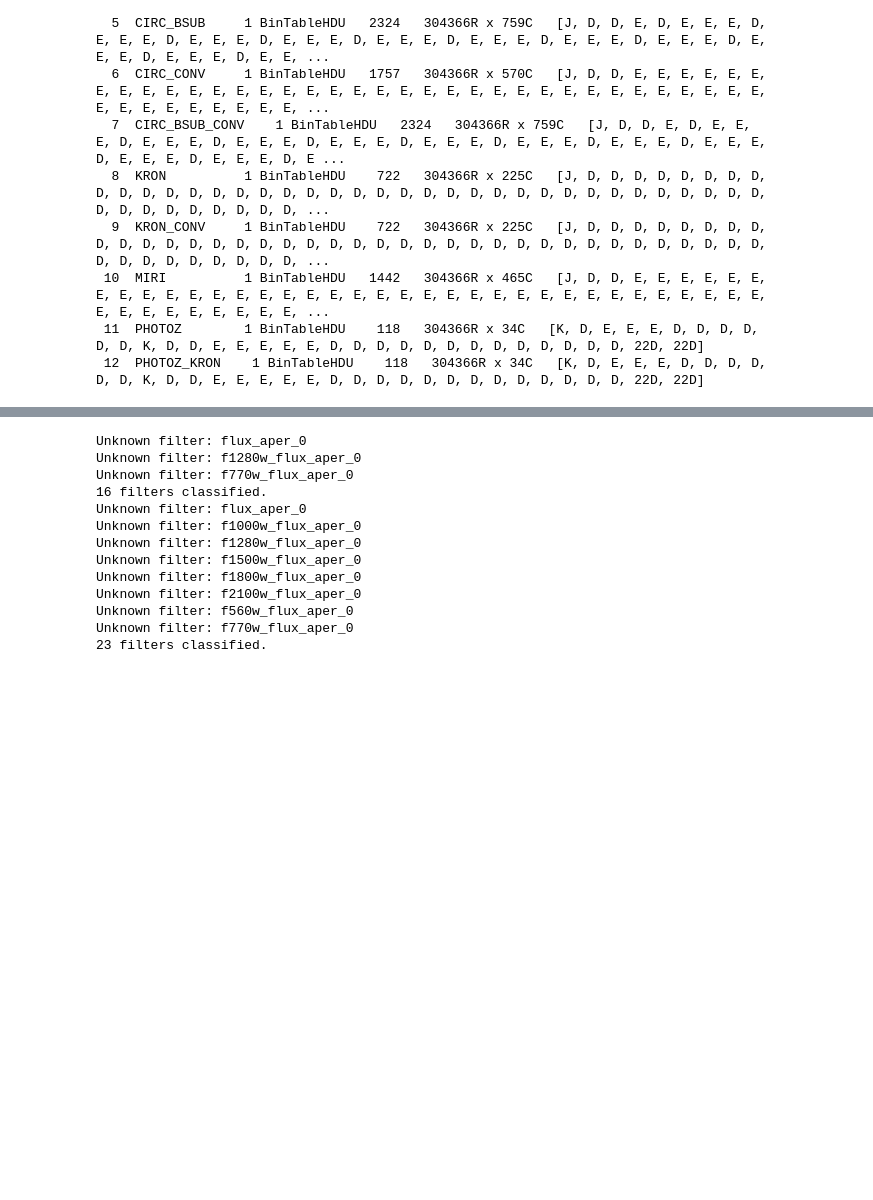
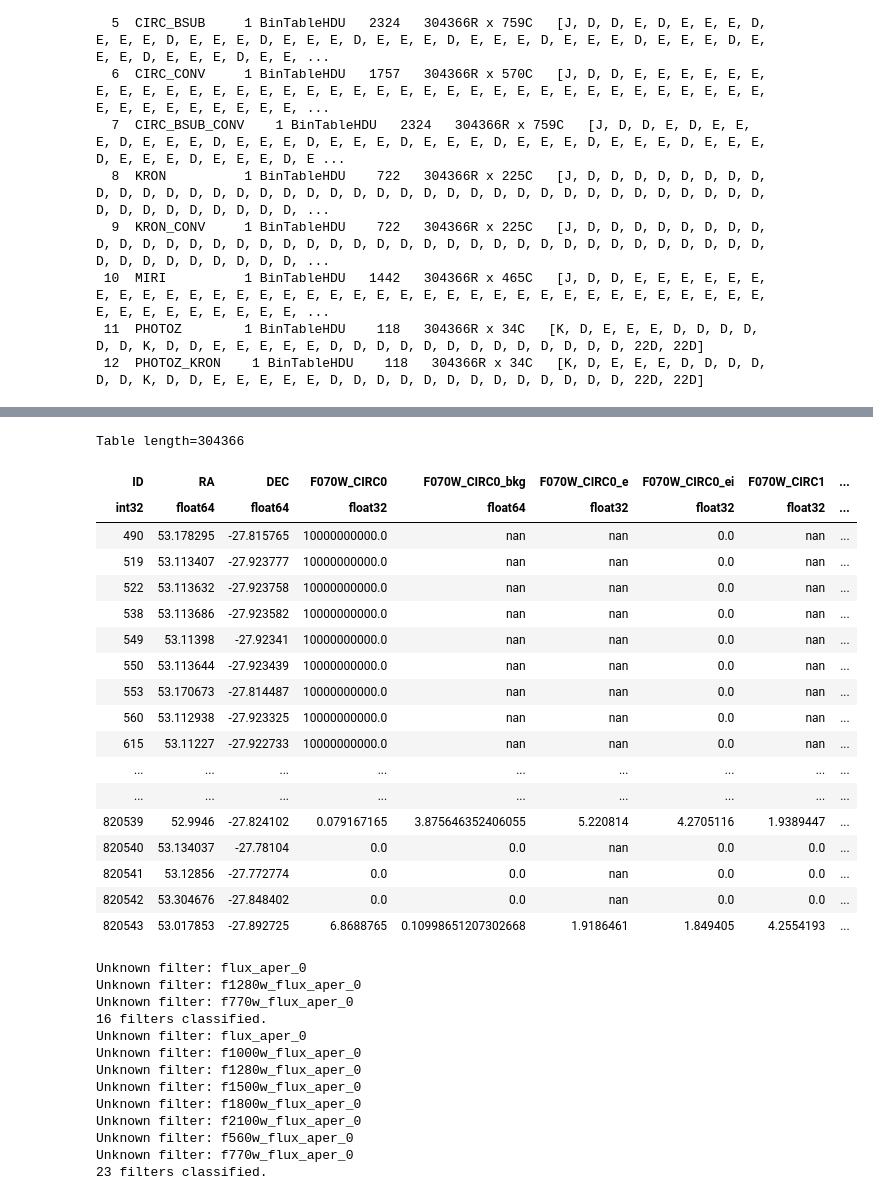
Before and after one commit to sfremy/my-eazy-jwst, a Jupyter notebook: scripts/eazy_processing.ipynb, the cells around one changed output, grey strips where cells are left out. Cells and saved outputs as stored; diff of their text form; code cells hidden in the pictures; blank space fills up the shorter version.

```diff
--- a/scripts/eazy_processing.ipynb
+++ b/scripts/eazy_processing.ipynb
@@ -1465,3 +1413,25 @@ def categorize_filters(result):
     print(len(filter_cat), "filters classified.")
 
     return instrument_cat, filter_cat, tab_final
+# %%
+phot_s
+# %% [output]
+Table length=304366
+| ID | RA | DEC | F070W_CIRC0 | F070W_CIRC0_bkg | F070W_CIRC0_e | F070W_CIRC0_ei | F070W_CIRC1 | ... |
+| int32 | float64 | float64 | float32 | float64 | float32 | float32 | float32 | ... |
+| 490 | 53.178295 | -27.815765 | 10000000000.0 | nan | nan | 0.0 | nan | ... |
+| 519 | 53.113407 | -27.923777 | 10000000000.0 | nan | nan | 0.0 | nan | ... |
+| 522 | 53.113632 | -27.923758 | 10000000000.0 | nan | nan | 0.0 | nan | ... |
+| 538 | 53.113686 | -27.923582 | 10000000000.0 | nan | nan | 0.0 | nan | ... |
+| 549 | 53.11398 | -27.92341 | 10000000000.0 | nan | nan | 0.0 | nan | ... |
+| 550 | 53.113644 | -27.923439 | 10000000000.0 | nan | nan | 0.0 | nan | ... |
+| 553 | 53.170673 | -27.814487 | 10000000000.0 | nan | nan | 0.0 | nan | ... |
+| 560 | 53.112938 | -27.923325 | 10000000000.0 | nan | nan | 0.0 | nan | ... |
+| 615 | 53.11227 | -27.922733 | 10000000000.0 | nan | nan | 0.0 | nan | ... |
+| ... | ... | ... | ... | ... | ... | ... | ... | ... |
+| ... | ... | ... | ... | ... | ... | ... | ... | ... |
+| 820539 | 52.9946 | -27.824102 | 0.079167165 | 3.875646352406055 | 5.220814 | 4.2705116 | 1.9389447 | ... |
+| 820540 | 53.134037 | -27.78104 | 0.0 | 0.0 | nan | 0.0 | 0.0 | ... |
+| 820541 | 53.12856 | -27.772774 | 0.0 | 0.0 | nan | 0.0 | 0.0 | ... |
+| 820542 | 53.304676 | -27.848402 | 0.0 | 0.0 | nan | 0.0 | 0.0 | ... |
+| 820543 | 53.017853 | -27.892725 | 6.8688765 | 0.10998651207302668 | 1.9186461 | 1.849405 | 4.2554193 | ... |
```
Also changed, not shown: parts of 15 cells of this notebook.
